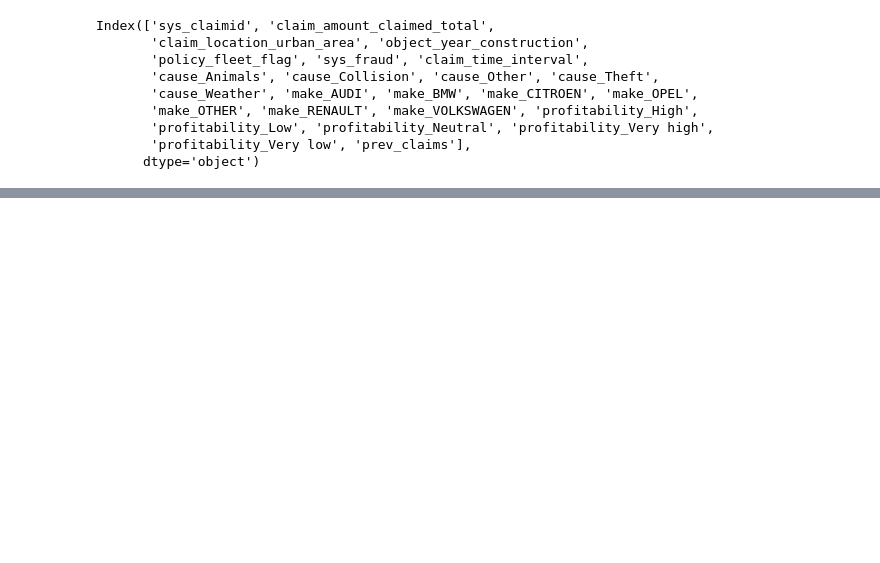
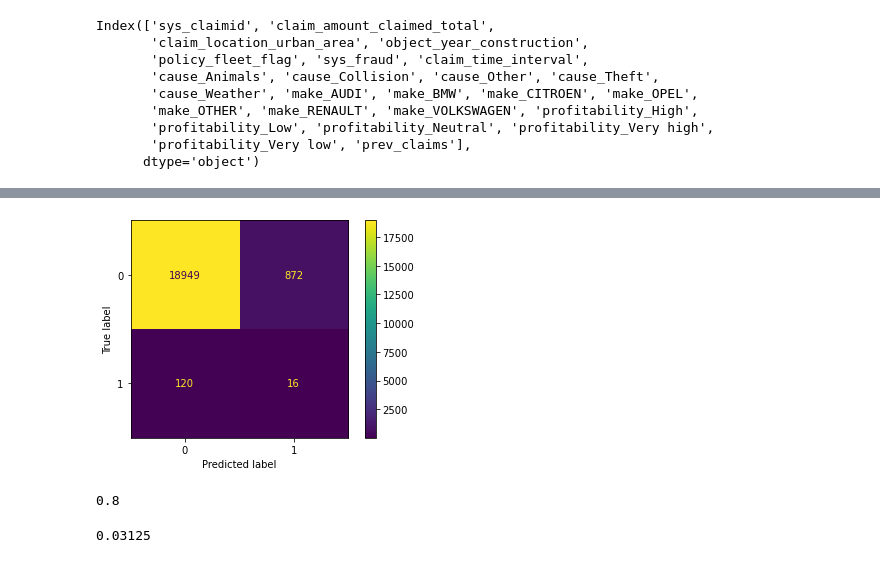
Before and after one commit to bellicapelli0/FRISS-technical-assignment, a Jupyter notebook: PyTorch_Classifier.ipynb, the cells around one changed output, grey strips where cells are left out. Drawn from its saved outputs; the diff is of its cells as text; code cells hidden in the pictures; blank space fills up the shorter version.

```diff
--- a/PyTorch_Classifier.ipynb
+++ b/PyTorch_Classifier.ipynb
@@ -204,0 +216,16 @@ out.append({"ID":1, "prediction":2}, ignore_index=True)
+# %%
+cm = confusion_matrix(labels, best_preds)
+
+cmd_obj = ConfusionMatrixDisplay(cm)
+
+_ = cmd_obj.plot()
+# %% [output]
+[figure, added]
+# %%
+boundries[np.argmax(r)]
+# %% [output]
+0.8
+# %%
+max(r)
+# %% [output]
+0.03125
```
Also changed, not shown: parts of 19 cells of this notebook, 11 other files.
